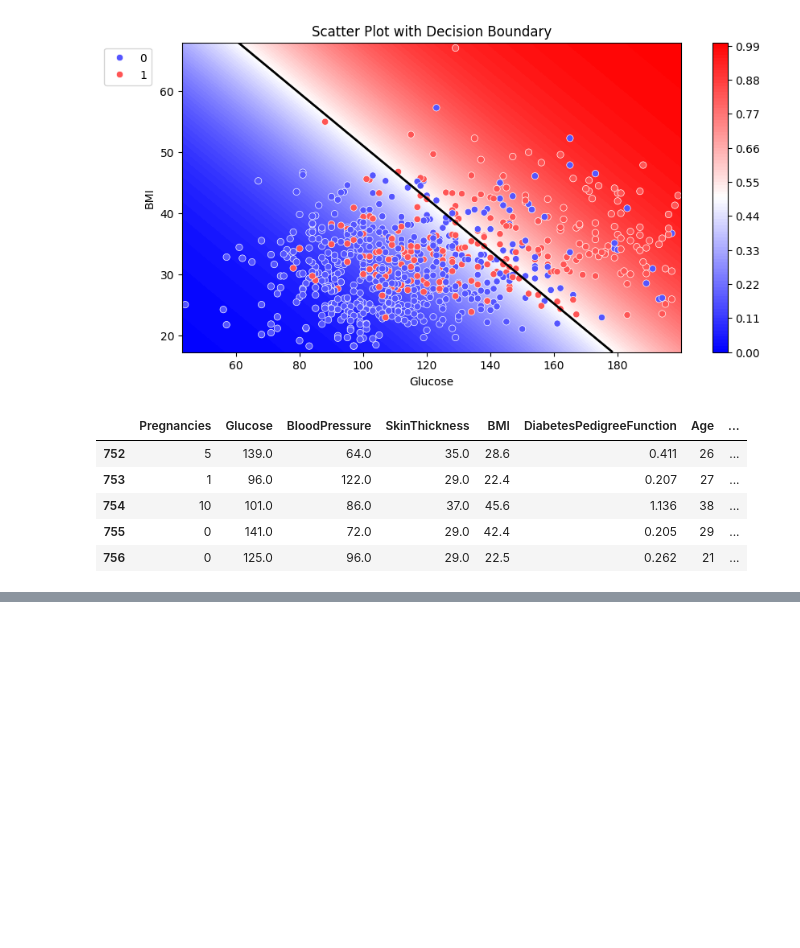
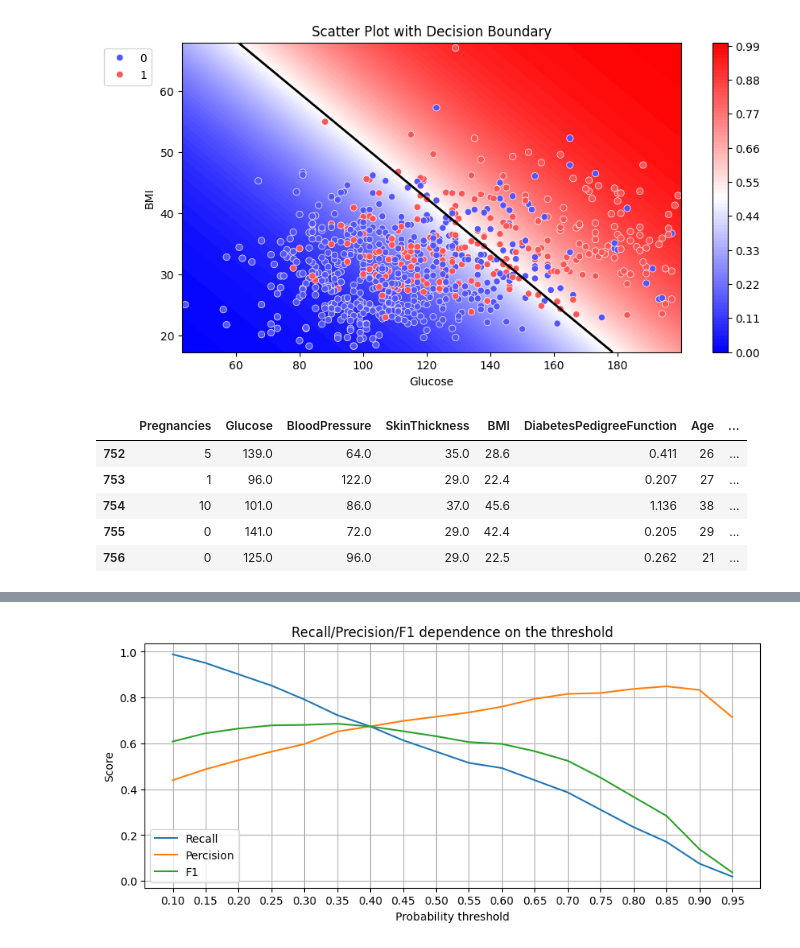
Before and after one commit to arkadijshmelev/for-study, a Jupyter notebook: log_reg.ipynb, the cells around one changed output, grey strips where cells are left out. Cells and saved outputs as stored; diff of their text form; code cells hidden in the pictures; blank space fills up the shorter version.

```diff
--- a/log_reg.ipynb
+++ b/log_reg.ipynb
@@ -95,0 +149,31 @@ X_temp.tail()
+# %%
+y_proba_pred = log_reg_full.predict_proba(diabetes_data.drop('Outcome', axis=1))[:, 1]
+y_proba_pred = pd.Series(y_proba_pred)
+
+percision_score = []
+recall_score = []
+f1_score = []
+
+thresholds = np.arange(.1, 1, .05)
+
+for threshold in thresholds:
+    y_pred = y_proba_pred.apply(lambda x: 1 if x > threshold else 0)
+
+    percision_score.append(metrics.precision_score(y, y_pred))
+    recall_score.append(metrics.recall_score(y, y_pred))
+    f1_score.append(metrics.f1_score(y, y_pred))
+# %%
+fig, ax = plt.subplots(figsize=(10, 4))
+
+ax.plot(thresholds, recall_score, label='Recall')
+ax.plot(thresholds, percision_score, label='Percision')
+ax.plot(thresholds, f1_score, label='F1')
+
+ax.set_title('Recall/Precision/F1 dependence on the threshold')
+ax.set_xlabel('Probability threshold')
+ax.set_ylabel('Score')
+ax.set_xticks(thresholds)
+ax.grid()
+ax.legend();
+# %% [output]
+[figure, added]
```
Also changed, not shown: parts of 16 cells of this notebook.
